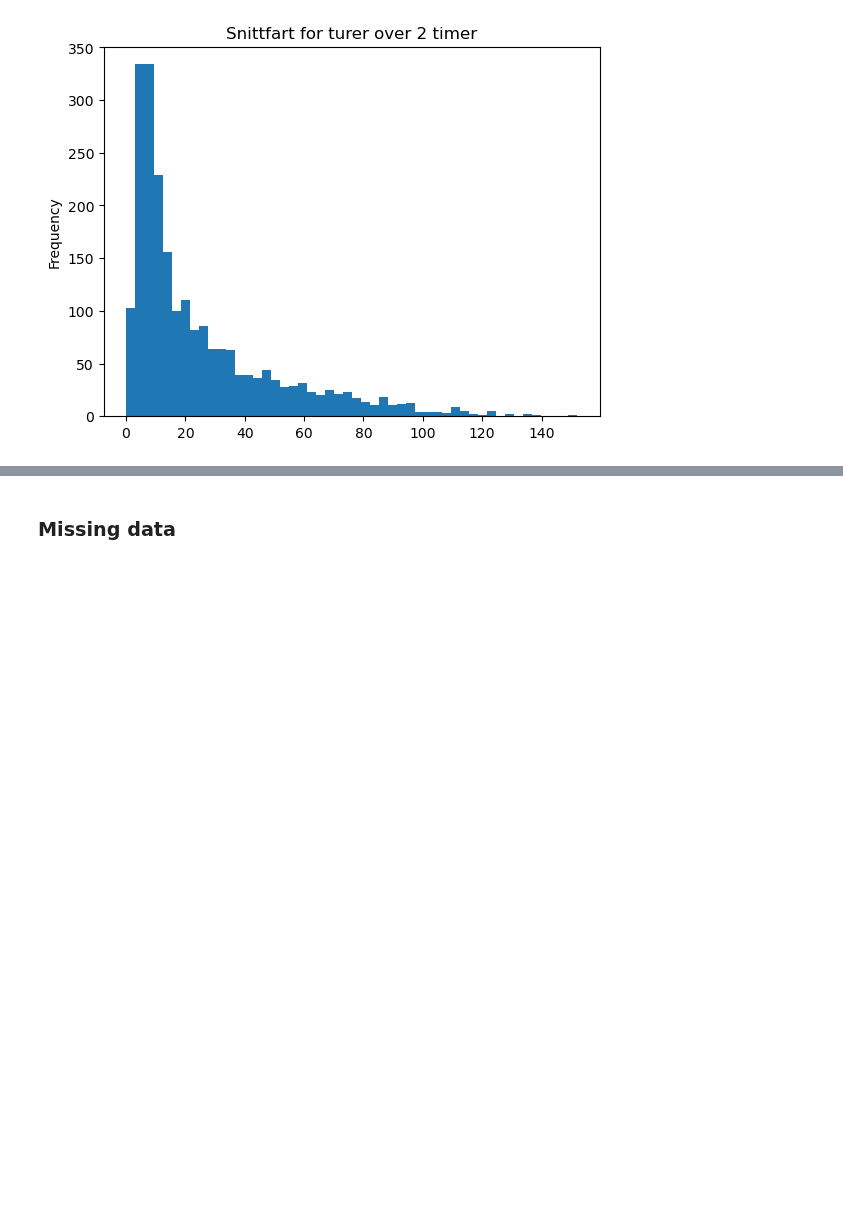
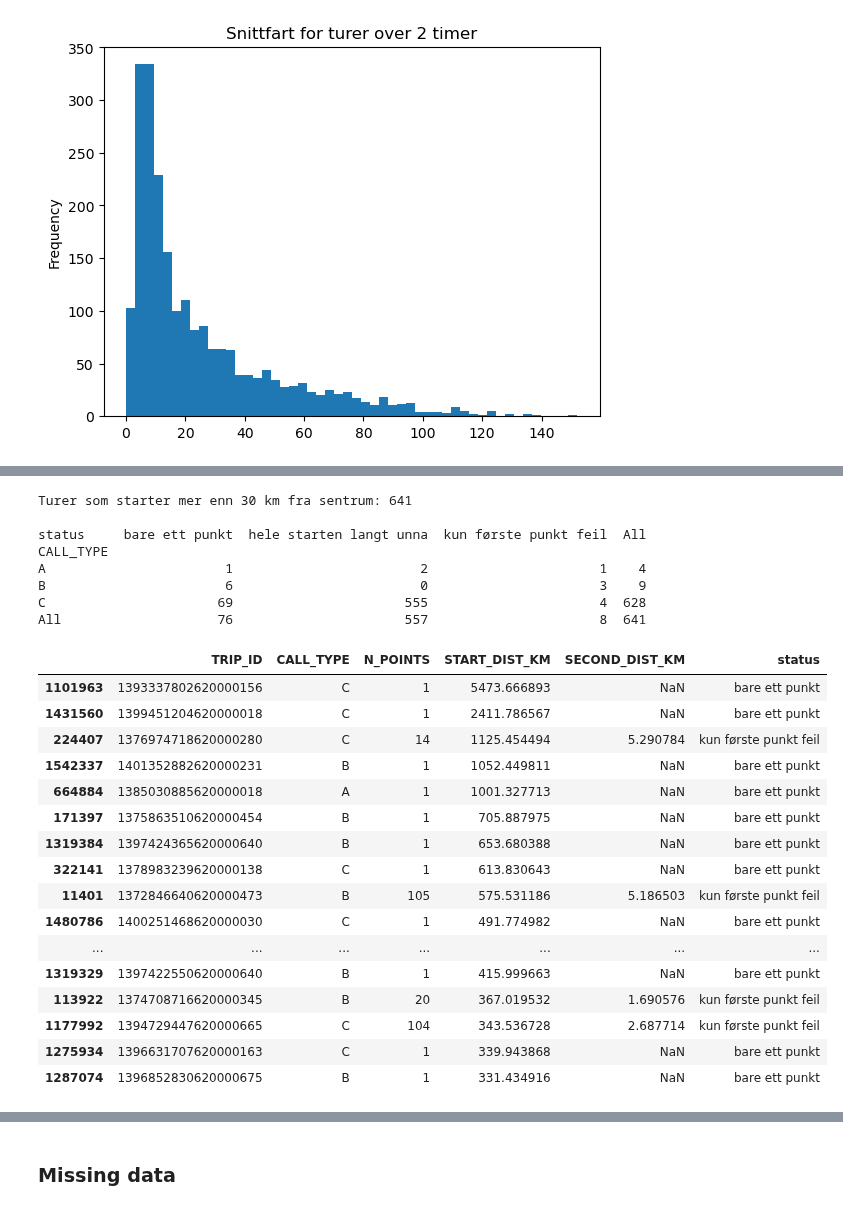
Before and after one commit to gbjaaland/TDT4225-Assignment2, a Jupyter notebook: eda.ipynb, the cells around one changed output, grey strips where cells are left out. Drawn from its saved outputs; the diff is of its cells as text; code cells hidden in the pictures; blank space fills up the shorter version.

```diff
--- a/eda.ipynb
+++ b/eda.ipynb
@@ -396,0 +545,39 @@ Andel med snittfart under 10 km/t: 37.2%
+# %%
+GRENSE_KM = 30
+
+langt = df[df["START_DIST_KM"] > GRENSE_KM].copy()
+langt["status"] = np.where(
+    langt["SECOND_DIST_KM"].isna(), "bare ett punkt",
+    np.where(langt["SECOND_DIST_KM"] <= GRENSE_KM, "kun første punkt feil", "hele starten langt unna")
+)
+
+print(f"Turer som starter mer enn {GRENSE_KM} km fra sentrum: {len(langt):,}\n")
+print(pd.crosstab(langt["CALL_TYPE"], langt["status"], margins=True))
+langt[["TRIP_ID", "CALL_TYPE", "N_POINTS", "START_DIST_KM", "SECOND_DIST_KM", "status"]] \
+    .sort_values("START_DIST_KM", ascending=False).head(20)
+# %% [output]
+Turer som starter mer enn 30 km fra sentrum: 641
+
+status     bare ett punkt  hele starten langt unna  kun første punkt feil  All
+CALL_TYPE
+A                       1                        2                      1    4
+B                       6                        0                      3    9
+C                      69                      555                      4  628
+All                    76                      557                      8  641
+|  | TRIP_ID | CALL_TYPE | N_POINTS | START_DIST_KM | SECOND_DIST_KM | status |
+| 1101963 | 1393337802620000156 | C | 1 | 5473.666893 | NaN | bare ett punkt |
+| 1431560 | 1399451204620000018 | C | 1 | 2411.786567 | NaN | bare ett punkt |
+| 224407 | 1376974718620000280 | C | 14 | 1125.454494 | 5.290784 | kun første punkt feil |
+| 1542337 | 1401352882620000231 | B | 1 | 1052.449811 | NaN | bare ett punkt |
+| 664884 | 1385030885620000018 | A | 1 | 1001.327713 | NaN | bare ett punkt |
+| 171397 | 1375863510620000454 | B | 1 | 705.887975 | NaN | bare ett punkt |
+| 1319384 | 1397424365620000640 | B | 1 | 653.680388 | NaN | bare ett punkt |
+| 322141 | 1378983239620000138 | C | 1 | 613.830643 | NaN | bare ett punkt |
+| 11401 | 1372846640620000473 | B | 105 | 575.531186 | 5.186503 | kun første punkt feil |
+| 1480786 | 1400251468620000030 | C | 1 | 491.774982 | NaN | bare ett punkt |
+| ... | ... | ... | ... | ... | ... | ... |
+| 1319329 | 1397422550620000640 | B | 1 | 415.999663 | NaN | bare ett punkt |
+| 113922 | 1374708716620000345 | B | 20 | 367.019532 | 1.690576 | kun første punkt feil |
+| 1177992 | 1394729447620000665 | C | 104 | 343.536728 | 2.687714 | kun første punkt feil |
+| 1275934 | 1396631707620000163 | C | 1 | 339.943868 | NaN | bare ett punkt |
+| 1287074 | 1396852830620000675 | B | 1 | 331.434916 | NaN | bare ett punkt |
```
Also changed, not shown: parts of 9 cells of this notebook.
